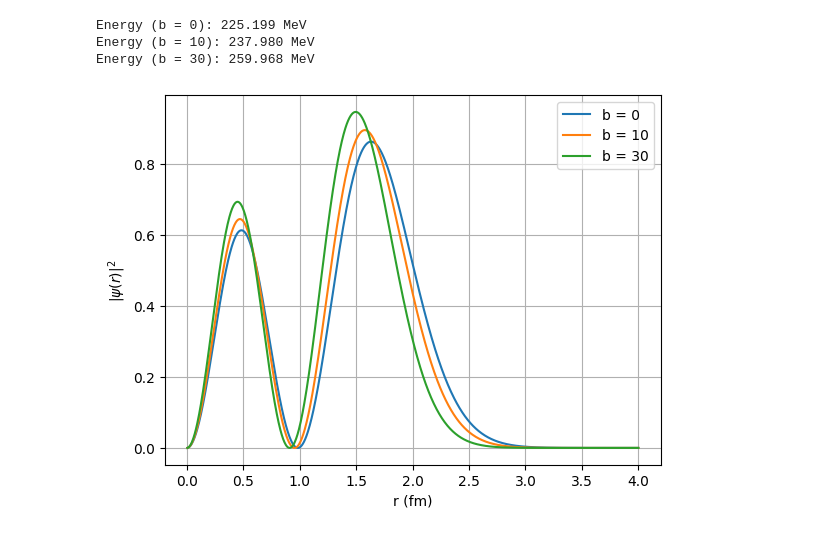
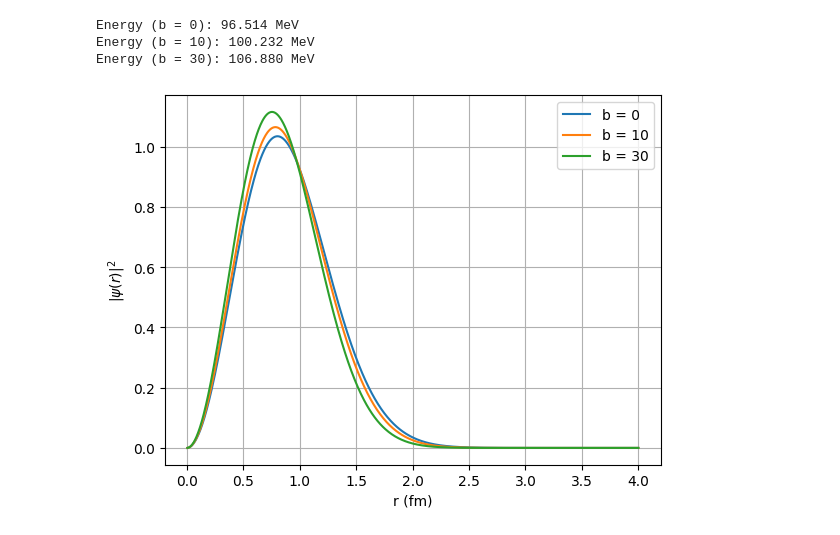
Before and after one commit to borishangh/qm_lab_2024, a Jupyter notebook: anharmonic.ipynb, the cells around one changed output. Cells and saved outputs as stored; diff of their text form; code cells hidden in the pictures.

```diff
--- a/anharmonic.ipynb
+++ b/anharmonic.ipynb
@@ -12,28 +12,28 @@ dr = r_max / N
 
 r = np.linspace(dr, r_max, N)
 # %%
-state = 1
+state = 0
 for b in b_values:
     V = 0.5 * k * r**2 + (1/3) * b * r**3
 
     diags = h2m * (2 / dr**2) + V
     off_diags = np.full(N - 1, -h2m / dr**2)
     H = np.diag(diags) + np.diag(off_diags, -1) + np.diag(off_diags, 1)
     val, vec = eigh(H)
 
     E = val[state]
     psi = vec[:, state] / np.sqrt(dr)
 
     print(f"Energy (b = {b}): {E:.3f} MeV")
     plt.plot(r, psi**2, label=f"b = {b}")
 
 plt.xlabel("r (fm)")
 plt.ylabel("$|\psi(r)|^2$")
 plt.legend()
 plt.grid()
 plt.show()
 # %% [output]
-Energy (b = 0): 225.199 MeV
-Energy (b = 10): 237.980 MeV
-Energy (b = 30): 259.968 MeV
+Energy (b = 0): 96.514 MeV
+Energy (b = 10): 100.232 MeV
+Energy (b = 30): 106.880 MeV
-[figure, old version]
+[figure, new version]
```
Also changed, not shown: 2 other files.
